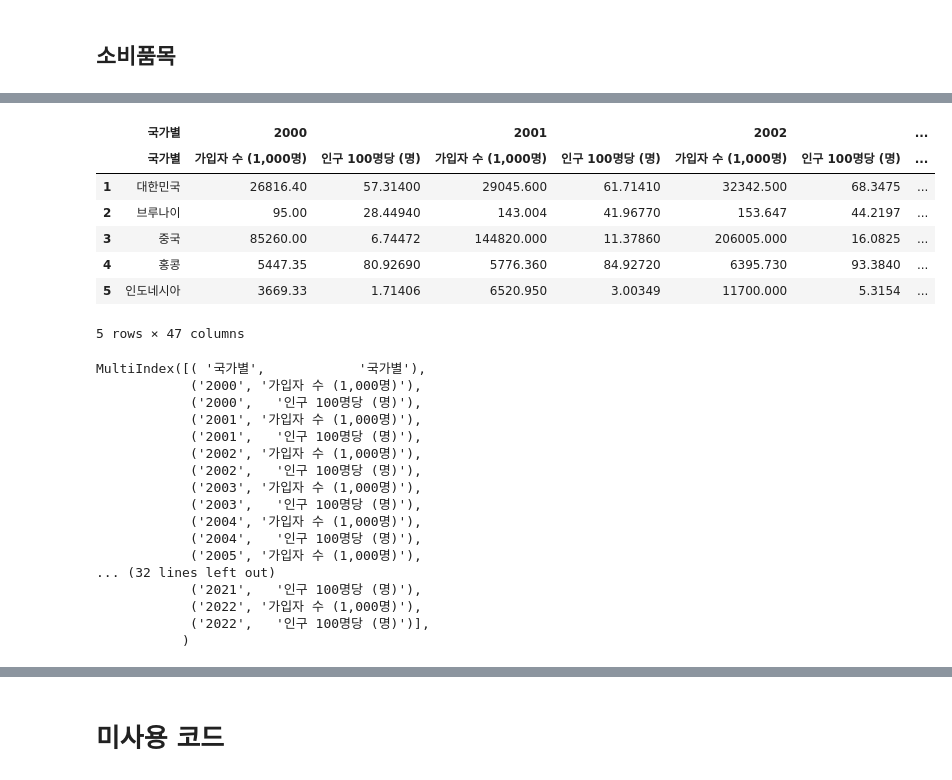
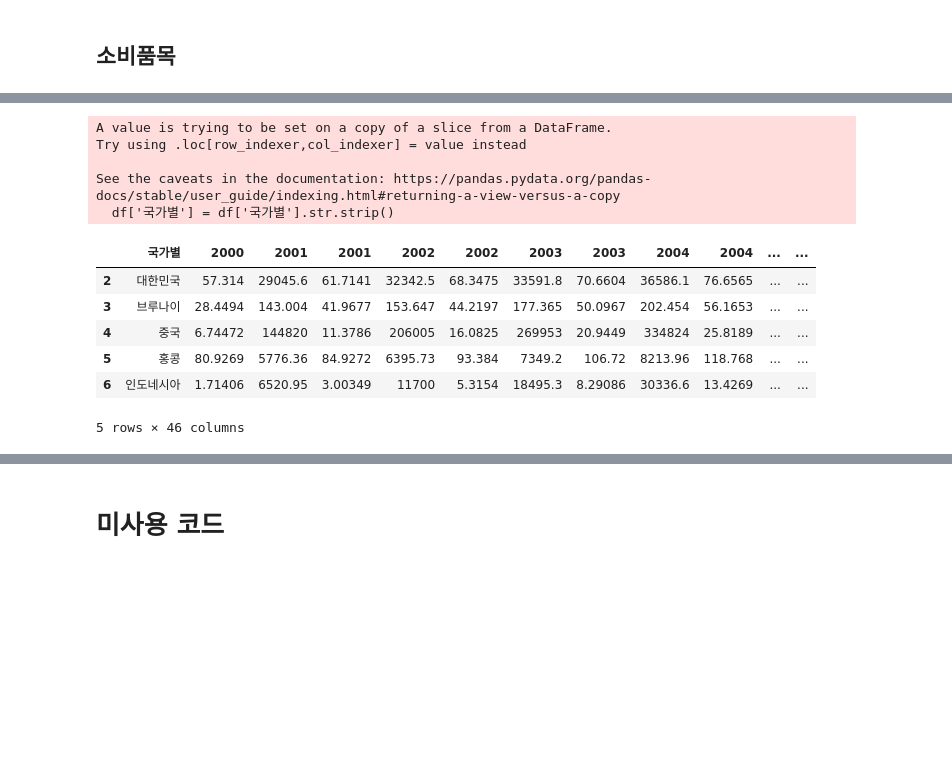
Before and after one commit to sooohyeonkim/Apec_Economic_Analysis, a Jupyter notebook: APEC_Economic_Analysis_EDA.ipynb, the cells around one changed output, grey strips where cells are left out. Cells and saved outputs as stored; diff of their text form; code cells hidden in the pictures; blank space fills up the shorter version.

```diff
--- a/APEC_Economic_Analysis_EDA.ipynb
+++ b/APEC_Economic_Analysis_EDA.ipynb
@@ -831,6 +1068,6 @@ merged.to_excel('/content/drive/MyDrive/경제지수_merged.xlsx', index=False)
 # %%
 #이동전화가입수
-file_path = os.path.join(basic_dir, 'item/이동전화/이동전화_가입자_수_APEC회원국__20240121210445.xlsx')
-mobile_df = pd.read_excel(file_path,header=[0,1])
+file_path = os.path.join(basic_dir, 'item/이동전화/편집_이동전화_가입자_수_APEC회원국__20240121210445.xlsx')
+mobile_df = pd.read_excel(file_path,)
 mobile_df.head()
 # %% [output]
@@ -844,0 +1081,3 @@ mobile_df.head()
+# %%
+mobile_df.drop(0,inplace=True)
+mobile_df
@@ -845,50 +1103,39 @@ mobile_df.head()
 # %%
 #대륙이름 삭제하기
-def multi_drop_conti(df):
+def drop_conti(df):
     conti_list = ['아시아', '북아메리카', '남아메리카', '유럽', '오세아니아']
 
     if '국가' in df.columns:
-        df = df[~df[('국가','국가')].isin(conti_list)]
-        df=df.rename(columns={'국가' : '국가별'})
+        df = df[~df['국가'].isin(conti_list)]
+        df = df.rename(columns={'국가': '국가별'})
+        df['국가별'] = df['국가별'].str.strip()
     elif '국가별' in df.columns:
-        df = df[~df[('국가별', '국가별')].isin(conti_list)]
+        df = df[~df['국가별'].isin(conti_list)]
+        df['국가별'] = df['국가별'].str.strip()
+    else:
+        pass
 
     return df
 
-# #피벗만들기
-# def multi_pivot(df, nation, year, value,value2):
-#     df = df.melt(id_vars=[nation], var_name=year, value_name=value,value2)
-#     df[year] = pd.to_numeric(df[year], errors='coerce')
-#     return df
+# Null로 바꾸고, 리셋인덱스
+def ToNullandNum(df):
+    df.replace('-', np.nan, inplace=True)
+    df.iloc[:, 1:] = df.iloc[:, 1:].astype(float)
+    df.reset_index(drop=True, inplace=True)
+    return df
 # %%
-mobile_df=multi_drop_conti(mobile_df)
+mobile_df=drop_conti(mobile_df)
 mobile_df.head()
 # %% [output]
+A value is trying to be set on a copy of a slice from a DataFrame.
+Try using .loc[row_indexer,col_indexer] = value instead
+
+See the caveats in the documentation: https://pandas.pydata.org/pandas-docs/stable/user_guide/indexing.html#returning-a-view-versus-a-copy
+  df['국가별'] = df['국가별'].str.strip()
-|  | 국가별 | 2000 |  | 2001 |  | 2002 |  | ... |
-|  | 국가별 | 가입자 수 (1,000명) | 인구 100명당 (명) | 가입자 수 (1,000명) | 인구 100명당 (명) | 가입자 수 (1,000명) | 인구 100명당 (명) | ... |
-| 1 | 대한민국 | 26816.40 | 57.31400 | 29045.600 | 61.71410 | 32342.500 | 68.3475 | ... |
-| 2 | 브루나이 | 95.00 | 28.44940 | 143.004 | 41.96770 | 153.647 | 44.2197 | ... |
-| 3 | 중국 | 85260.00 | 6.74472 | 144820.000 | 11.37860 | 206005.000 | 16.0825 | ... |
-| 4 | 홍콩 | 5447.35 | 80.92690 | 5776.360 | 84.92720 | 6395.730 | 93.3840 | ... |
-| 5 | 인도네시아 | 3669.33 | 1.71406 | 6520.950 | 3.00349 | 11700.000 | 5.3154 | ... |
+|  | 국가별 | 2000 | 2001 | 2001 | 2002 | 2002 | 2003 | 2003 | 2004 | 2004 | ... | ... |
+| 2 | 대한민국 | 57.314 | 29045.6 | 61.7141 | 32342.5 | 68.3475 | 33591.8 | 70.6604 | 36586.1 | 76.6565 | ... | ... |
+| 3 | 브루나이 | 28.4494 | 143.004 | 41.9677 | 153.647 | 44.2197 | 177.365 | 50.0967 | 202.454 | 56.1653 | ... | ... |
+| 4 | 중국 | 6.74472 | 144820 | 11.3786 | 206005 | 16.0825 | 269953 | 20.9449 | 334824 | 25.8189 | ... | ... |
+| 5 | 홍콩 | 80.9269 | 5776.36 | 84.9272 | 6395.73 | 93.384 | 7349.2 | 106.72 | 8213.96 | 118.768 | ... | ... |
+| 6 | 인도네시아 | 1.71406 | 6520.95 | 3.00349 | 11700 | 5.3154 | 18495.3 | 8.29086 | 30336.6 | 13.4269 | ... | ... |
-5 rows × 47 columns
+5 rows × 46 columns
-# %%
-mobile_df.columns
-# %% [output]
-MultiIndex([( '국가별',            '국가별'),
-            ('2000', '가입자 수 (1,000명)'),
-            ('2000',   '인구 100명당 (명)'),
-            ('2001', '가입자 수 (1,000명)'),
-            ('2001',   '인구 100명당 (명)'),
-            ('2002', '가입자 수 (1,000명)'),
-            ('2002',   '인구 100명당 (명)'),
-            ('2003', '가입자 수 (1,000명)'),
-            ('2003',   '인구 100명당 (명)'),
-            ('2004', '가입자 수 (1,000명)'),
-            ('2004',   '인구 100명당 (명)'),
-            ('2005', '가입자 수 (1,000명)'),
-... (32 lines left out)
-            ('2021',   '인구 100명당 (명)'),
-            ('2022', '가입자 수 (1,000명)'),
-            ('2022',   '인구 100명당 (명)')],
-           )
```
Also changed, not shown: parts of 35 cells of this notebook.
